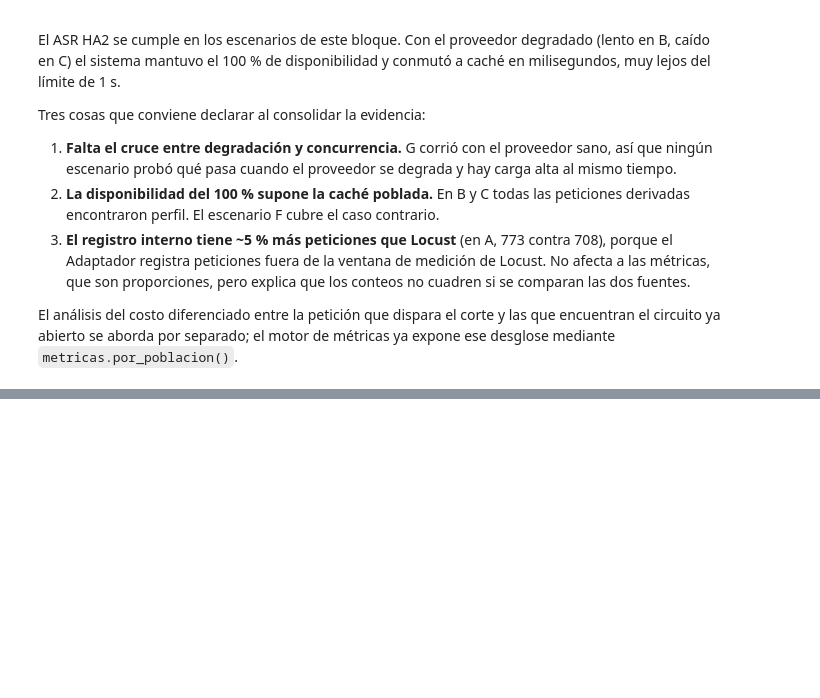
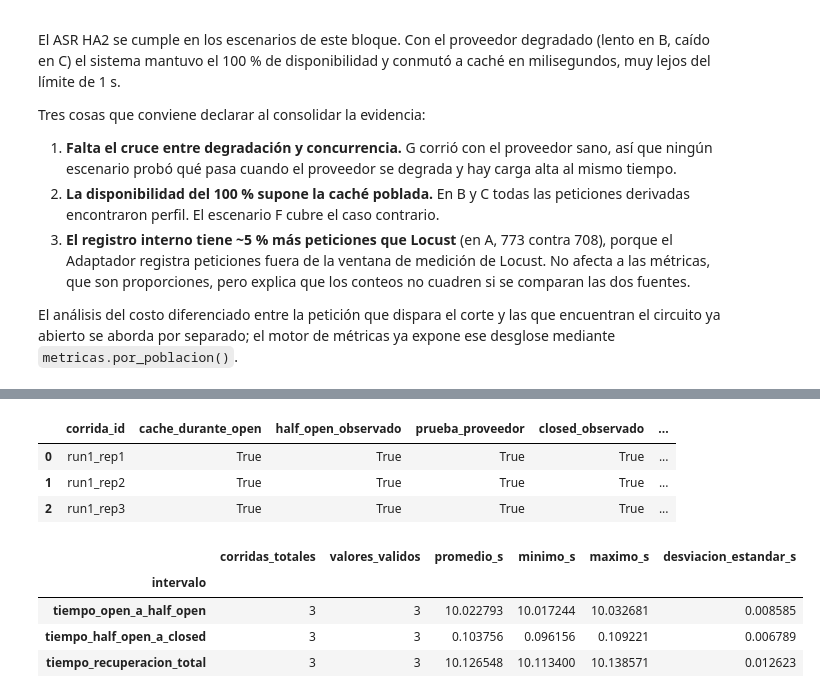
Before and after one commit to Sofiav014/MISW4202-Grupo12-Solventa, a Jupyter notebook: analisis/reportes/reporte_analisis_abcg.ipynb, the cells around one changed output, grey strips where cells are left out. Cells and saved outputs as stored; diff of their text form; code cells hidden in the pictures; blank space fills up the shorter version.

```diff
--- a/analisis/reportes/reporte_analisis_abcg.ipynb
+++ b/analisis/reportes/reporte_analisis_abcg.ipynb
@@ -204,0 +702,6 @@ El análisis del costo diferenciado entre la petición que dispara el corte y la
+# %%
+with pd.option_context("display.max_columns", None, "display.max_colwidth", 120):
+    display(summary_e63.round(6))
+    display(evidence_e63)
+    display(statistics_e63.round(6))
+# %% [output]
@@ -204,0 +712,9 @@ El análisis del costo diferenciado entre la petición que dispara el corte y la
+|  | corrida_id | cache_durante_open | half_open_observado | prueba_proveedor | closed_observado | ... |
+| 0 | run1_rep1 | True | True | True | True | ... |
+| 1 | run1_rep2 | True | True | True | True | ... |
+| 2 | run1_rep3 | True | True | True | True | ... |
+|  | corridas_totales | valores_validos | promedio_s | minimo_s | maximo_s | desviacion_estandar_s |
+| intervalo |  |  |  |  |  |  |
+| tiempo_open_a_half_open | 3 | 3 | 10.022793 | 10.017244 | 10.032681 | 0.008585 |
+| tiempo_half_open_a_closed | 3 | 3 | 0.103756 | 0.096156 | 0.109221 | 0.006789 |
+| tiempo_recuperacion_total | 3 | 3 | 10.126548 | 10.113400 | 10.138571 | 0.012623 |
```
Also changed, not shown: parts of 14 cells of this notebook.
